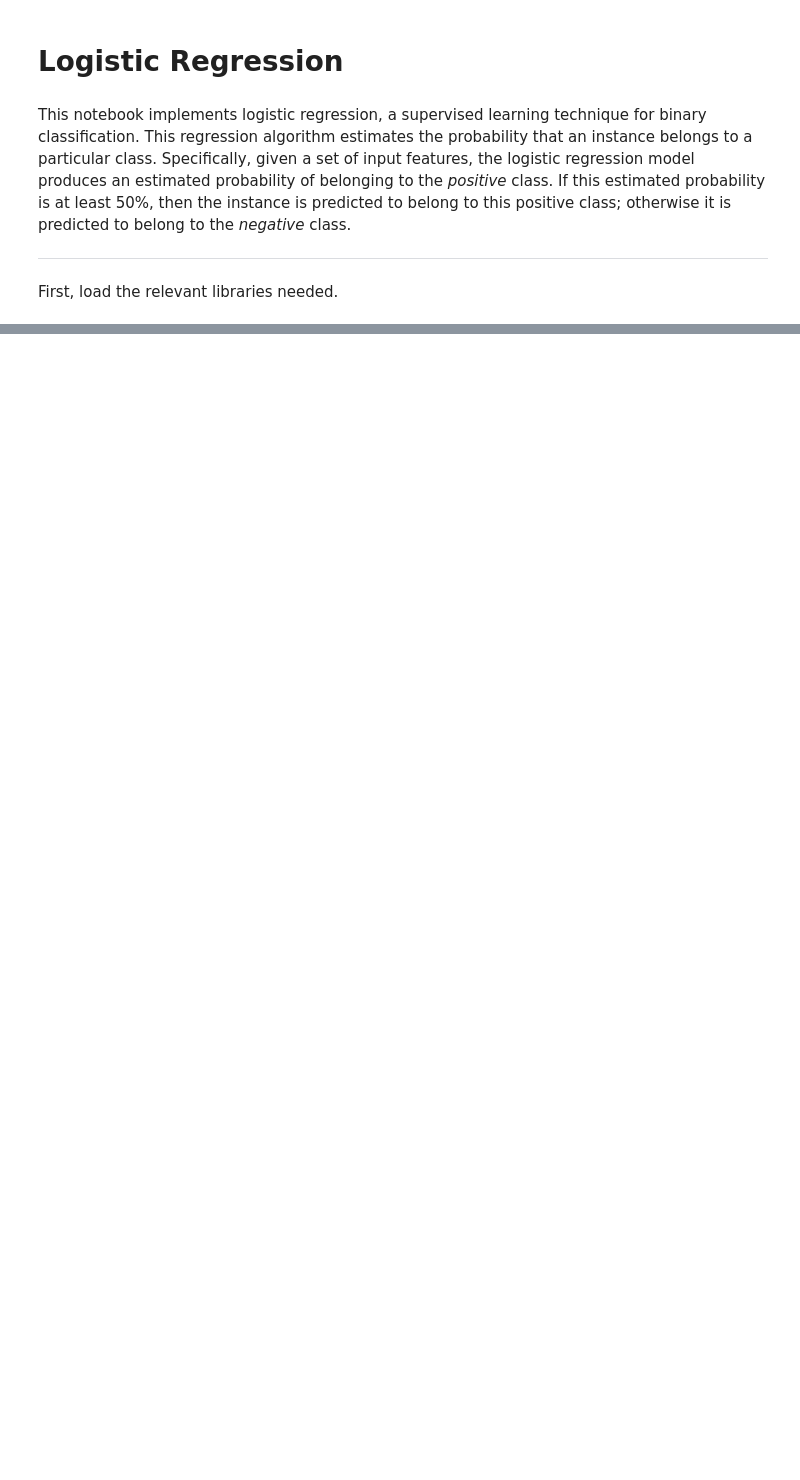
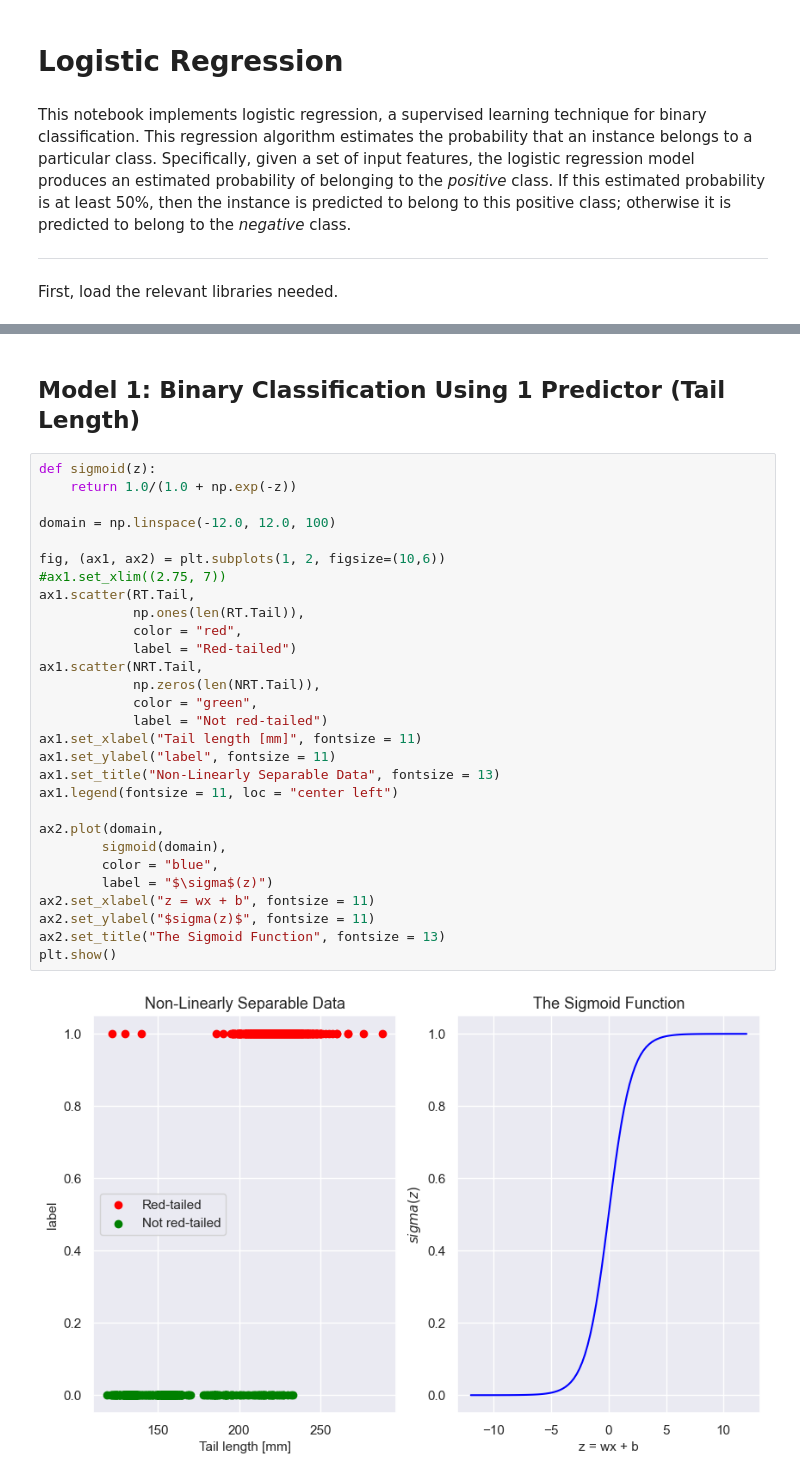
Before and after one commit to kary5678/INDE-577, a Jupyter notebook: supervised-learning/logistic_regression/logistic_regression.ipynb, the cells around one changed output, grey strips where cells are left out. Drawn from its saved outputs; the diff is of its cells as text; blank space fills up the shorter version.

```diff
--- a/supervised-learning/logistic_regression/logistic_regression.ipynb
+++ b/supervised-learning/logistic_regression/logistic_regression.ipynb
@@ -225,0 +177,33 @@ log_reg.intercept_, log_reg.coef_
+# %% [markdown]
+## Model 1: Binary Classification Using 1 Predictor (Tail Length)
+# %%
+def sigmoid(z):
+    return 1.0/(1.0 + np.exp(-z))
+
+domain = np.linspace(-12.0, 12.0, 100)
+
+fig, (ax1, ax2) = plt.subplots(1, 2, figsize=(10,6))
+#ax1.set_xlim((2.75, 7))
+ax1.scatter(RT.Tail,
+            np.ones(len(RT.Tail)),
+            color = "red",
+            label = "Red-tailed")
+ax1.scatter(NRT.Tail,
+            np.zeros(len(NRT.Tail)),
+            color = "green",
+            label = "Not red-tailed")
+ax1.set_xlabel("Tail length [mm]", fontsize = 11)
+ax1.set_ylabel("label", fontsize = 11)
+ax1.set_title("Non-Linearly Separable Data", fontsize = 13)
+ax1.legend(fontsize = 11, loc = "center left")
+
+ax2.plot(domain,
+        sigmoid(domain),
+        color = "blue",
+        label = "$\sigma$(z)")
+ax2.set_xlabel("z = wx + b", fontsize = 11)
+ax2.set_ylabel("$sigma(z)$", fontsize = 11)
+ax2.set_title("The Sigmoid Function", fontsize = 13)
+plt.show()
+# %% [output]
+[figure, added]
```
Also changed, not shown: parts of 43 cells of this notebook.
